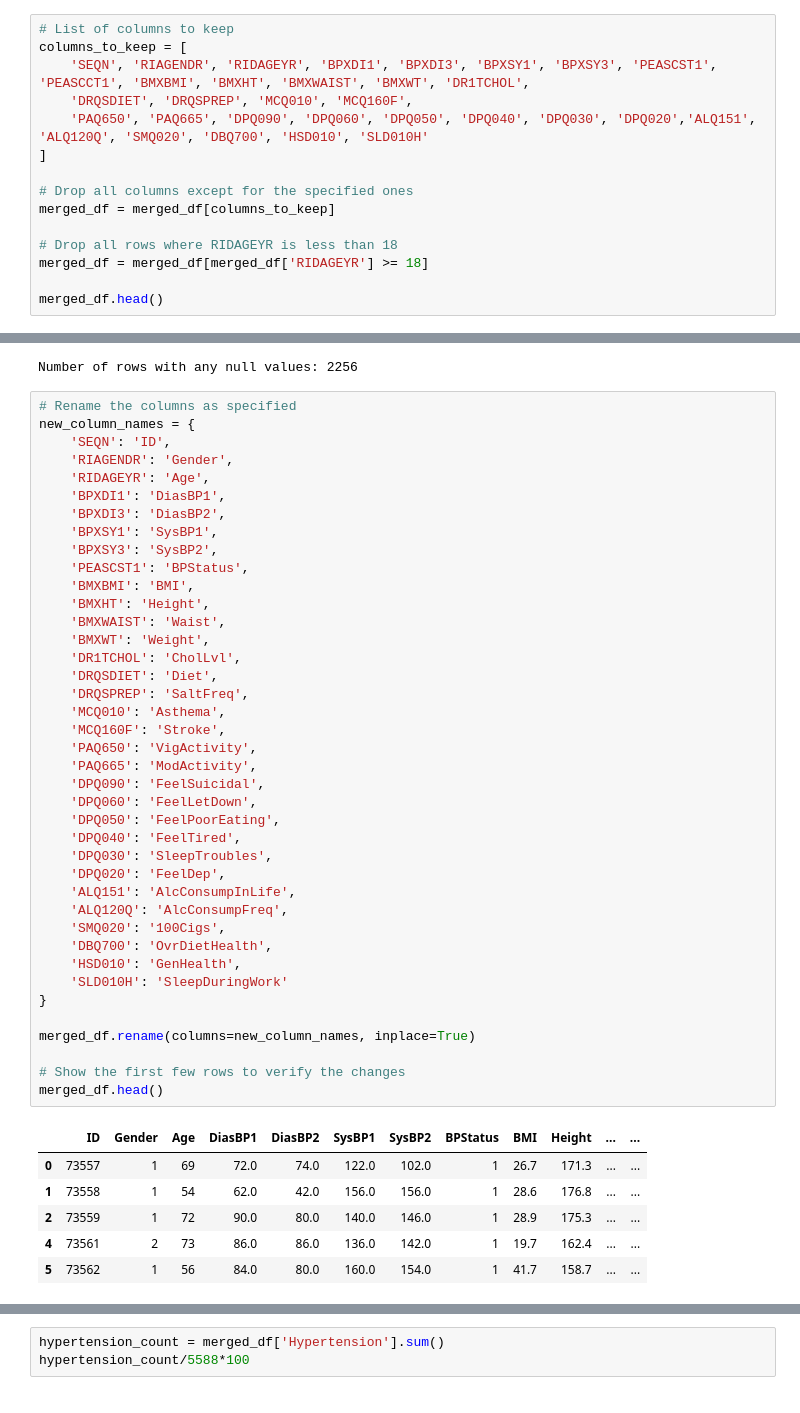
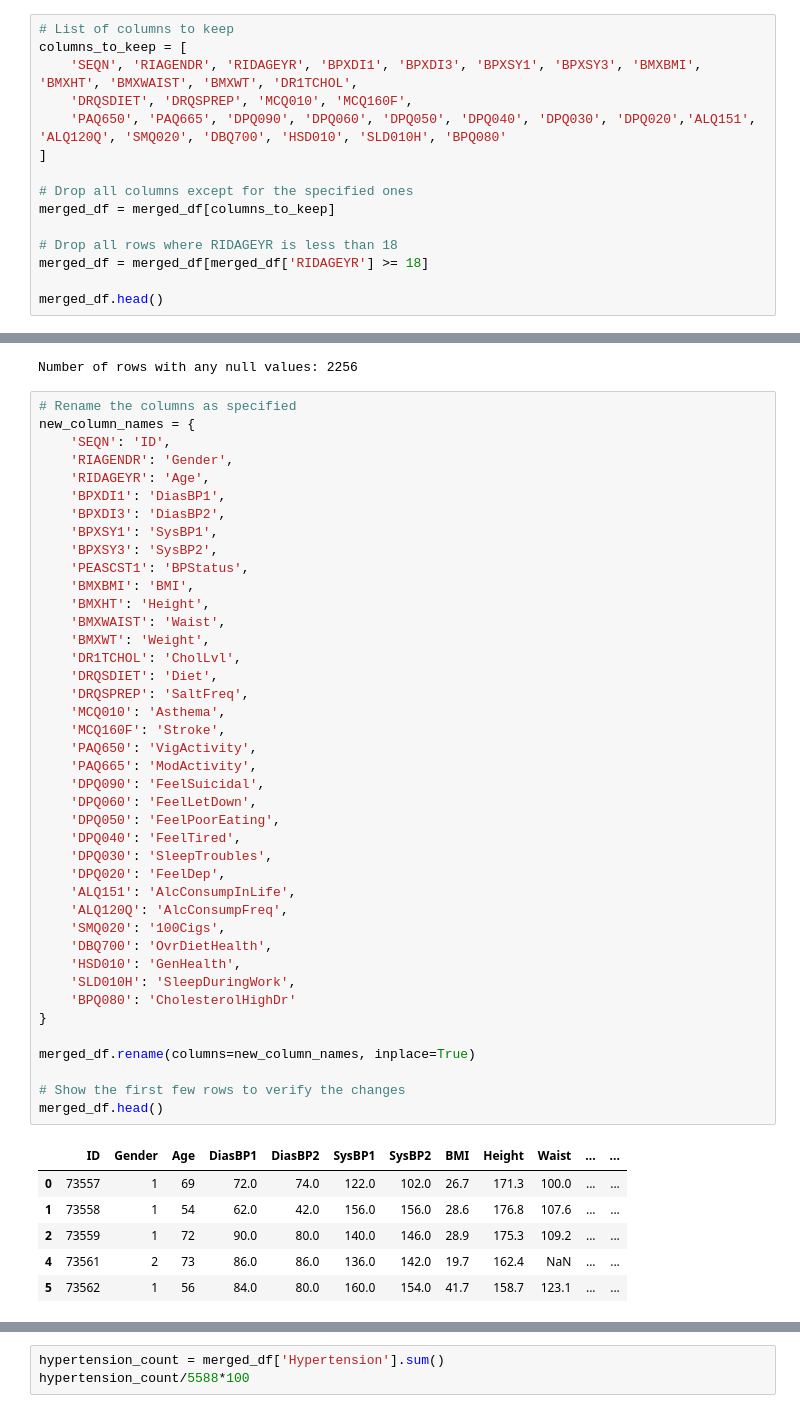
Before and after one commit to samcohen1/HypertensionML, a Jupyter notebook: mixingSets.ipynb, the cells around one changed output, grey strips where cells are left out. Saved outputs shown, nothing was run; the diff lists cells and outputs as text.

Commit message:
Adding a cholesterol from a doctor field

```diff
--- a/mixingSets.ipynb
+++ b/mixingSets.ipynb
@@ -25,9 +25,9 @@ print(merged_df.shape)
 # %%
 # List of columns to keep
 columns_to_keep = [
-    'SEQN', 'RIAGENDR', 'RIDAGEYR', 'BPXDI1', 'BPXDI3', 'BPXSY1', 'BPXSY3', 'PEASCST1', 'PEASCCT1', 'BMXBMI', 'BMXHT', 'BMXWAIST', 'BMXWT', 'DR1TCHOL',
+    'SEQN', 'RIAGENDR', 'RIDAGEYR', 'BPXDI1', 'BPXDI3', 'BPXSY1', 'BPXSY3', 'BMXBMI', 'BMXHT', 'BMXWAIST', 'BMXWT', 'DR1TCHOL',
     'DRQSDIET', 'DRQSPREP', 'MCQ010', 'MCQ160F',
-    'PAQ650', 'PAQ665', 'DPQ090', 'DPQ060', 'DPQ050', 'DPQ040', 'DPQ030', 'DPQ020','ALQ151', 'ALQ120Q', 'SMQ020', 'DBQ700', 'HSD010', 'SLD010H'
+    'PAQ650', 'PAQ665', 'DPQ090', 'DPQ060', 'DPQ050', 'DPQ040', 'DPQ030', 'DPQ020','ALQ151', 'ALQ120Q', 'SMQ020', 'DBQ700', 'HSD010', 'SLD010H', 'BPQ080'
 ]
 
 # Drop all columns except for the specified ones
@@ -132,37 +132,38 @@ new_column_names = {
     'PEASCST1': 'BPStatus',
     'BMXBMI': 'BMI',
     'BMXHT': 'Height',
     'BMXWAIST': 'Waist',
     'BMXWT': 'Weight',
     'DR1TCHOL': 'CholLvl',
     'DRQSDIET': 'Diet',
     'DRQSPREP': 'SaltFreq',
     'MCQ010': 'Asthema',
     'MCQ160F': 'Stroke',
     'PAQ650': 'VigActivity',
     'PAQ665': 'ModActivity',
     'DPQ090': 'FeelSuicidal',
     'DPQ060': 'FeelLetDown',
     'DPQ050': 'FeelPoorEating',
     'DPQ040': 'FeelTired',
     'DPQ030': 'SleepTroubles',
     'DPQ020': 'FeelDep',
     'ALQ151': 'AlcConsumpInLife',
     'ALQ120Q': 'AlcConsumpFreq',
     'SMQ020': '100Cigs',
     'DBQ700': 'OvrDietHealth',
     'HSD010': 'GenHealth',
-    'SLD010H': 'SleepDuringWork'
+    'SLD010H': 'SleepDuringWork',
+    'BPQ080': 'CholesterolHighDr'
 }
 
 merged_df.rename(columns=new_column_names, inplace=True)
 
 # Show the first few rows to verify the changes
 merged_df.head()
 # %% [output]
-|  | ID | Gender | Age | DiasBP1 | DiasBP2 | SysBP1 | SysBP2 | BPStatus | BMI | Height | ... | ... |
-| 0 | 73557 | 1 | 69 | 72.0 | 74.0 | 122.0 | 102.0 | 1 | 26.7 | 171.3 | ... | ... |
-| 1 | 73558 | 1 | 54 | 62.0 | 42.0 | 156.0 | 156.0 | 1 | 28.6 | 176.8 | ... | ... |
-| 2 | 73559 | 1 | 72 | 90.0 | 80.0 | 140.0 | 146.0 | 1 | 28.9 | 175.3 | ... | ... |
-| 4 | 73561 | 2 | 73 | 86.0 | 86.0 | 136.0 | 142.0 | 1 | 19.7 | 162.4 | ... | ... |
-| 5 | 73562 | 1 | 56 | 84.0 | 80.0 | 160.0 | 154.0 | 1 | 41.7 | 158.7 | ... | ... |
+|  | ID | Gender | Age | DiasBP1 | DiasBP2 | SysBP1 | SysBP2 | BMI | Height | Waist | ... | ... |
+| 0 | 73557 | 1 | 69 | 72.0 | 74.0 | 122.0 | 102.0 | 26.7 | 171.3 | 100.0 | ... | ... |
+| 1 | 73558 | 1 | 54 | 62.0 | 42.0 | 156.0 | 156.0 | 28.6 | 176.8 | 107.6 | ... | ... |
+| 2 | 73559 | 1 | 72 | 90.0 | 80.0 | 140.0 | 146.0 | 28.9 | 175.3 | 109.2 | ... | ... |
+| 4 | 73561 | 2 | 73 | 86.0 | 86.0 | 136.0 | 142.0 | 19.7 | 162.4 | NaN | ... | ... |
+| 5 | 73562 | 1 | 56 | 84.0 | 80.0 | 160.0 | 154.0 | 41.7 | 158.7 | 123.1 | ... | ... |
```
Also changed, not shown: parts of 10 cells of this notebook, 1 other file.
